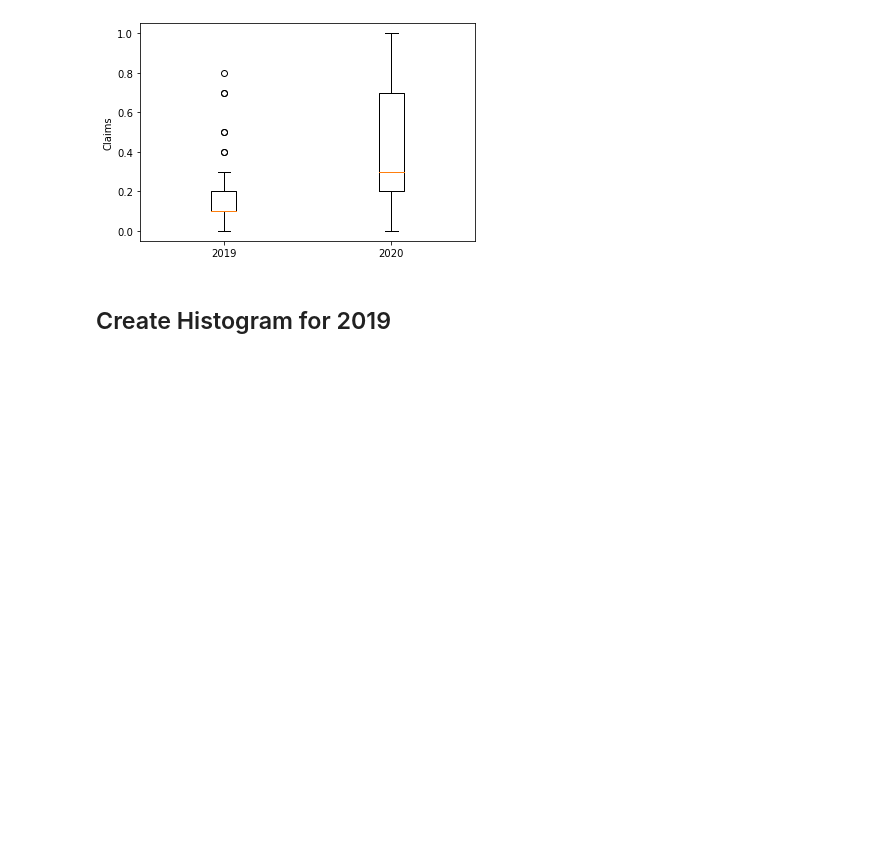
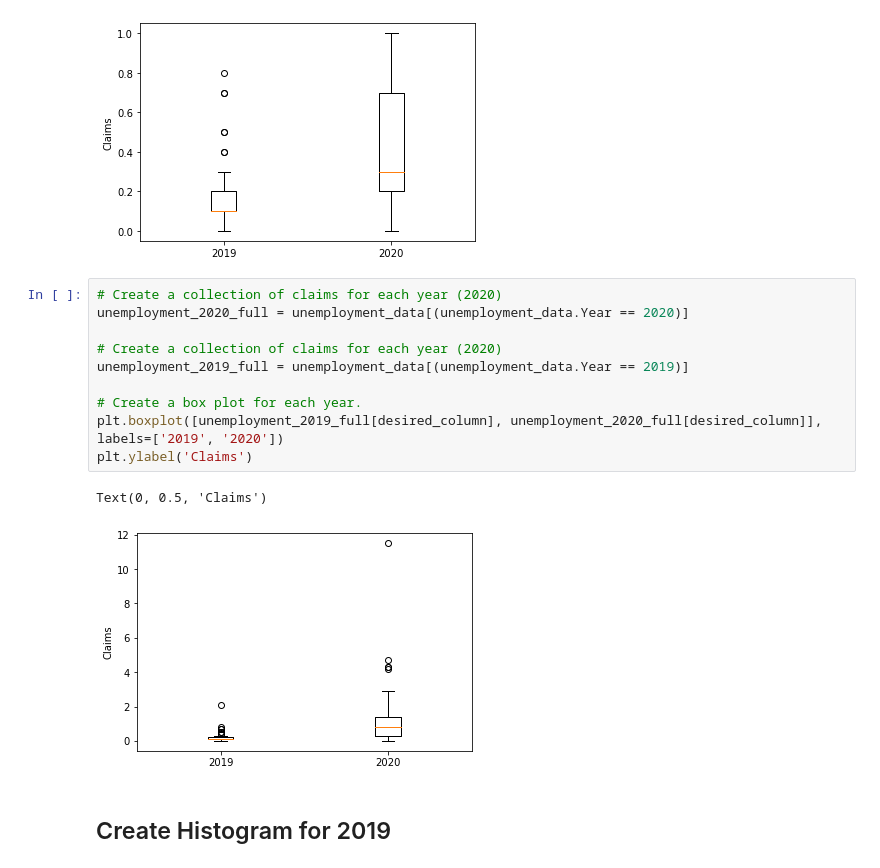
Before and after one commit to amajor/data-visualization-project-week-5, a Jupyter notebook: unemployment.ipynb, the cells around one changed output. Cells and saved outputs as stored; diff of their text form; blank space fills up the shorter version.

```diff
--- a/unemployment.ipynb
+++ b/unemployment.ipynb
@@ -160,6 +160,19 @@ plt.ylabel('Claims')
 # %% [output]
 Text(0, 0.5, 'Claims')
 [figure]
+# %%
+# Create a collection of claims for each year (2020)
+unemployment_2020_full = unemployment_data[(unemployment_data.Year == 2020)]
+
+# Create a collection of claims for each year (2020)
+unemployment_2019_full = unemployment_data[(unemployment_data.Year == 2019)]
+
+# Create a box plot for each year.
+plt.boxplot([unemployment_2019_full[desired_column], unemployment_2020_full[desired_column]], labels=['2019', '2020'])
+plt.ylabel('Claims')
+# %% [output]
+Text(0, 0.5, 'Claims')
+[figure, added]
 # %% [markdown]
 ## Create Histogram for 2019
 # %%
```
Also changed, not shown: parts of 7 cells of this notebook, 13 other files.
